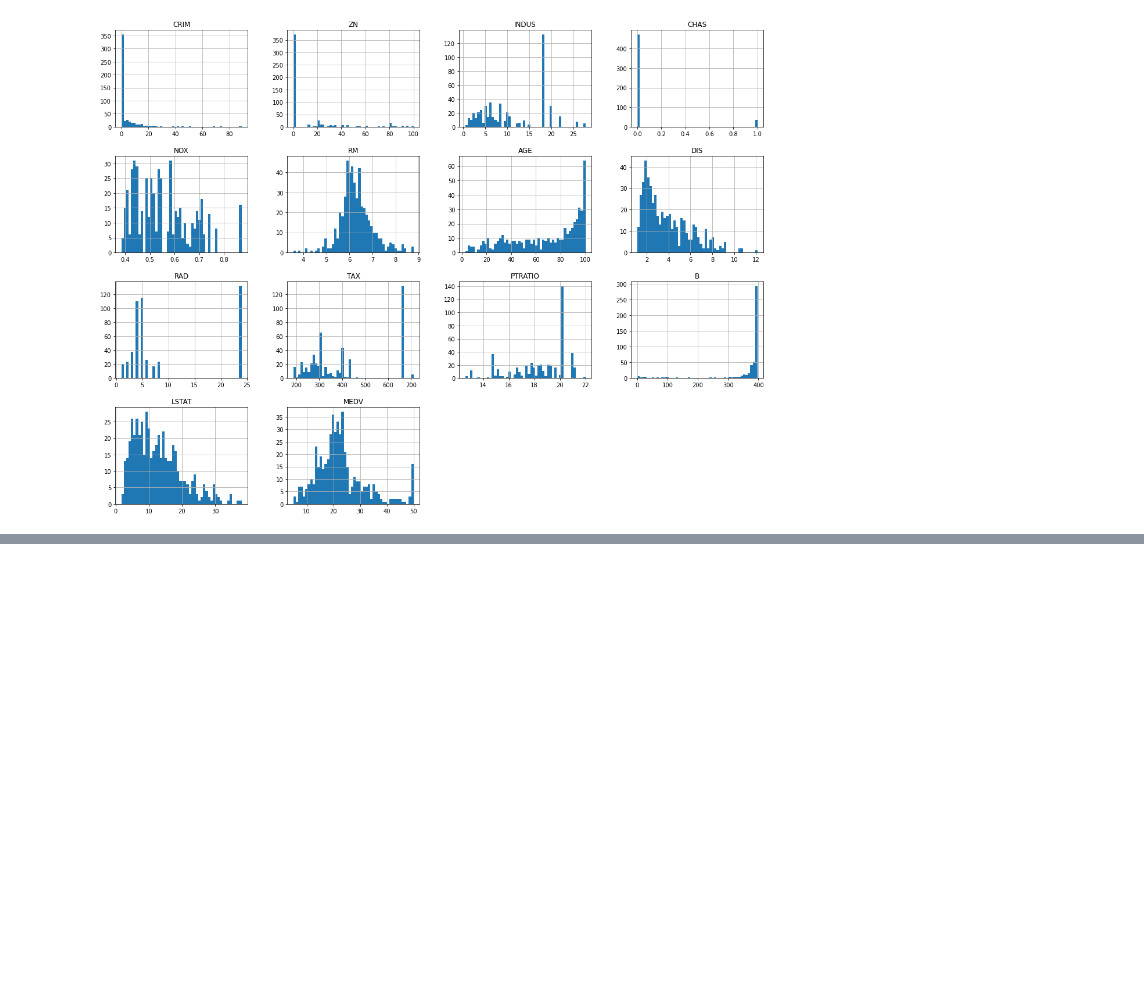
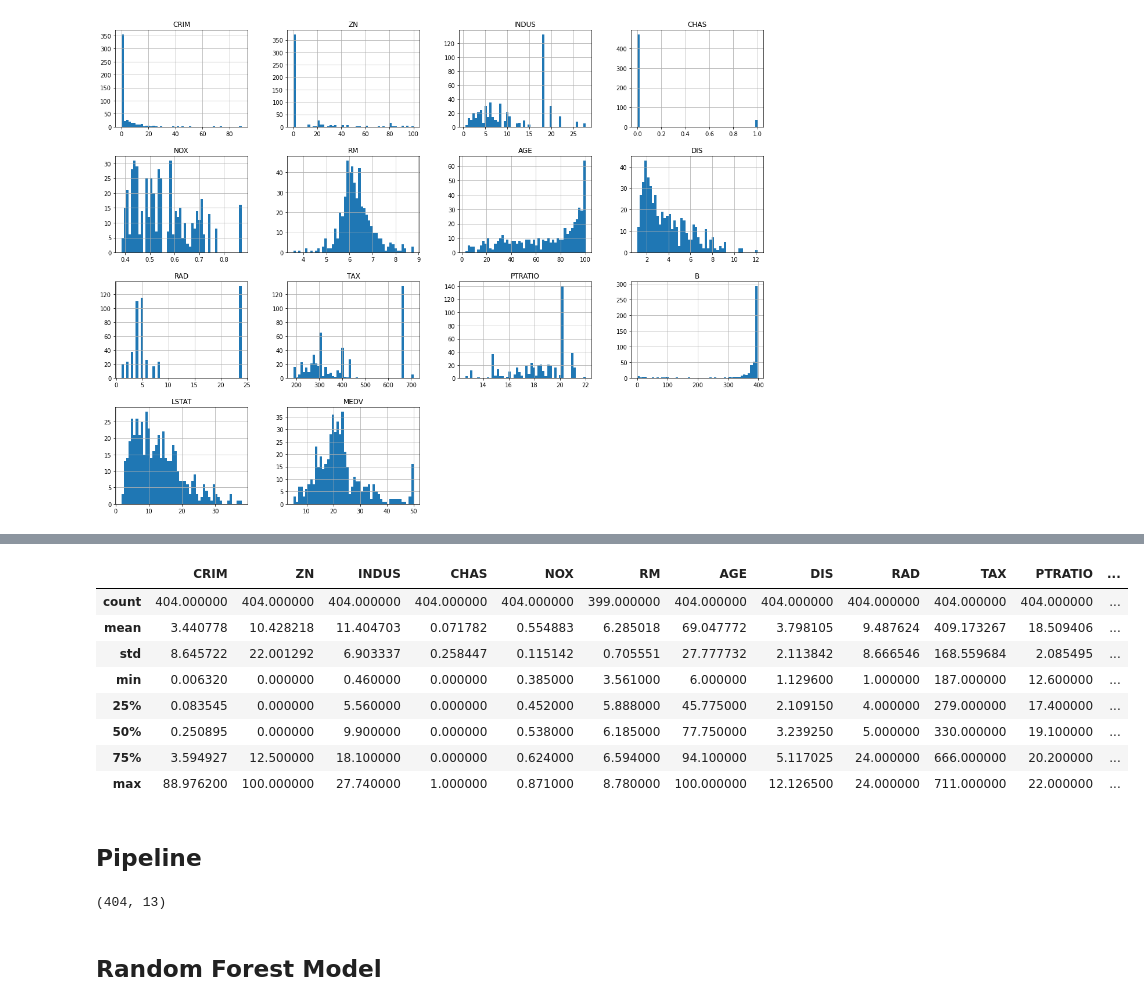
Before and after one commit to Kamal5999/RealEstate, a Jupyter notebook: RealEstate ML.ipynb, the cells around one changed output, grey strips where cells are left out. Saved outputs shown, nothing was run; the diff lists cells and outputs as text; code cells hidden in the pictures; blank space fills up the shorter version.

Commit message:
RandomForestComplete

```diff
--- a/RealEstate ML.ipynb
+++ b/RealEstate ML.ipynb
@@ -59,0 +78,17 @@ array([[<AxesSubplot:title={'center':'CRIM'}>,
+# %%
+def split_test_train_custom(data, test_ratio):
+    np.random.seed(2)
+    random_indeces = np.random.permutation(len(data))
+#     print(random_indeces)
+    testing_size = int(len(data) * test_ratio)
+    test_indices = random_indeces[:testing_size+1]
+    train_indices = random_indeces[testing_size+1:]
+    #iloc return data from list using the index value or list of indexes
+    return data.iloc[test_indices],data.iloc[train_indices]
+#test_set,train_set = split_test_train_custom(data, 0.2)
+# %%
+test_set,train_set = split_test_train_custom(data, 0.2)
+print(test_set['CHAS'].value_counts())
+print(train_set['CHAS'].value_counts())
+print(len(test_set))
+print(len(train_set))
@@ -59,0 +104,3 @@ array([[<AxesSubplot:title={'center':'CRIM'}>,
+# %%
+housing_train_data=train_set.drop("MEDV",axis=1)
+training_prices=train_set["MEDV"].copy()
@@ -59,0 +115,5 @@ array([[<AxesSubplot:title={'center':'CRIM'}>,
+# %%
+#SimpleImputer replaces Nan values with median
+from sklearn.impute import SimpleImputer
+imputer = SimpleImputer(strategy="median")
+imputer.fit_transform(housing_train_data)
@@ -59,0 +134,17 @@ array([[<AxesSubplot:title={'center':'CRIM'}>,
+# %%
+#DataFrame gives data structure in rows and columns with the algebric operations
+temp = pd.DataFrame(housing_train_data, columns=housing_train_data.columns)
+temp.describe()
+#time pass ke liye use kiya abhi toh
+# %% [output]
+|  | CRIM | ZN | INDUS | CHAS | NOX | RM | AGE | DIS | RAD | TAX | PTRATIO | ... |
+| count | 404.000000 | 404.000000 | 404.000000 | 404.000000 | 404.000000 | 399.000000 | 404.000000 | 404.000000 | 404.000000 | 404.000000 | 404.000000 | ... |
+| mean | 3.440778 | 10.428218 | 11.404703 | 0.071782 | 0.554883 | 6.285018 | 69.047772 | 3.798105 | 9.487624 | 409.173267 | 18.509406 | ... |
+| std | 8.645722 | 22.001292 | 6.903337 | 0.258447 | 0.115142 | 0.705551 | 27.777732 | 2.113842 | 8.666546 | 168.559684 | 2.085495 | ... |
+| min | 0.006320 | 0.000000 | 0.460000 | 0.000000 | 0.385000 | 3.561000 | 6.000000 | 1.129600 | 1.000000 | 187.000000 | 12.600000 | ... |
+| 25% | 0.083545 | 0.000000 | 5.560000 | 0.000000 | 0.452000 | 5.888000 | 45.775000 | 2.109150 | 4.000000 | 279.000000 | 17.400000 | ... |
+| 50% | 0.250895 | 0.000000 | 9.900000 | 0.000000 | 0.538000 | 6.185000 | 77.750000 | 3.239250 | 5.000000 | 330.000000 | 19.100000 | ... |
+| 75% | 3.594927 | 12.500000 | 18.100000 | 0.000000 | 0.624000 | 6.594000 | 94.100000 | 5.117025 | 24.000000 | 666.000000 | 20.200000 | ... |
+| max | 88.976200 | 100.000000 | 27.740000 | 1.000000 | 0.871000 | 8.780000 | 100.000000 | 12.126500 | 24.000000 | 711.000000 | 22.000000 | ... |
+# %% [markdown]
+## Pipeline
@@ -59,0 +163,6 @@ array([[<AxesSubplot:title={'center':'CRIM'}>,
+# %%
+scaled_train_data.shape
+# %% [output]
+(404, 13)
+# %% [markdown]
+## Random Forest Model
```
Also changed, not shown: parts of 14 cells of this notebook, 2 other files.
